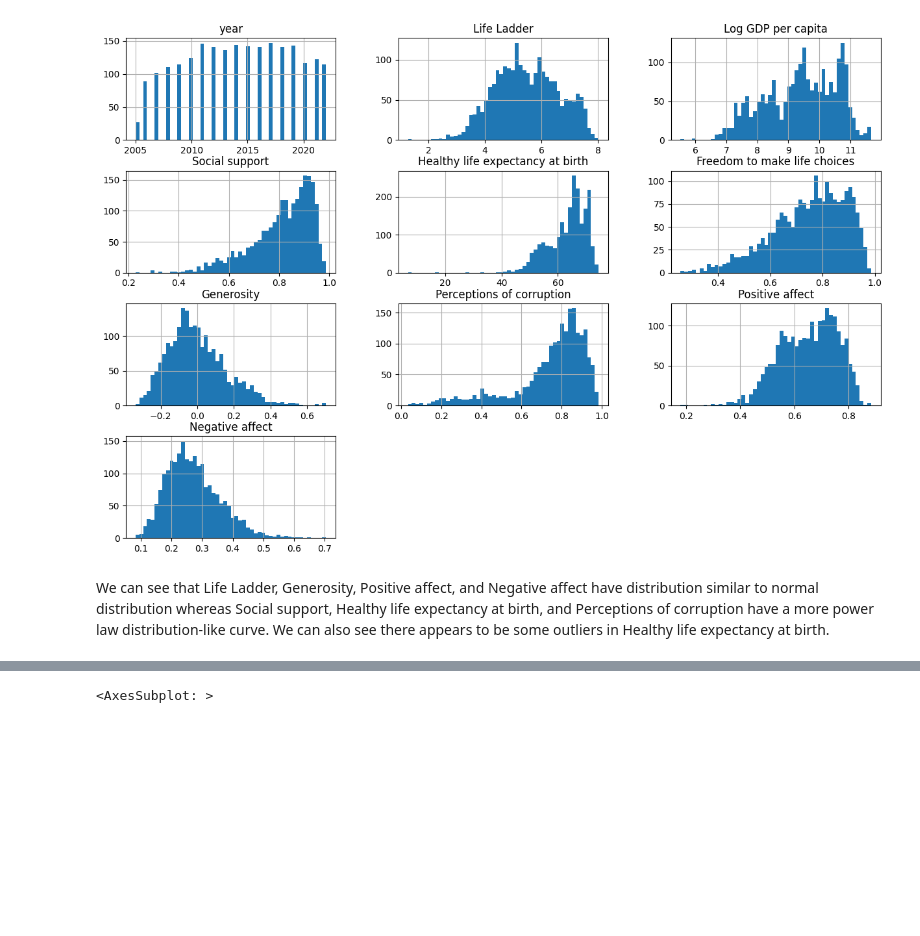
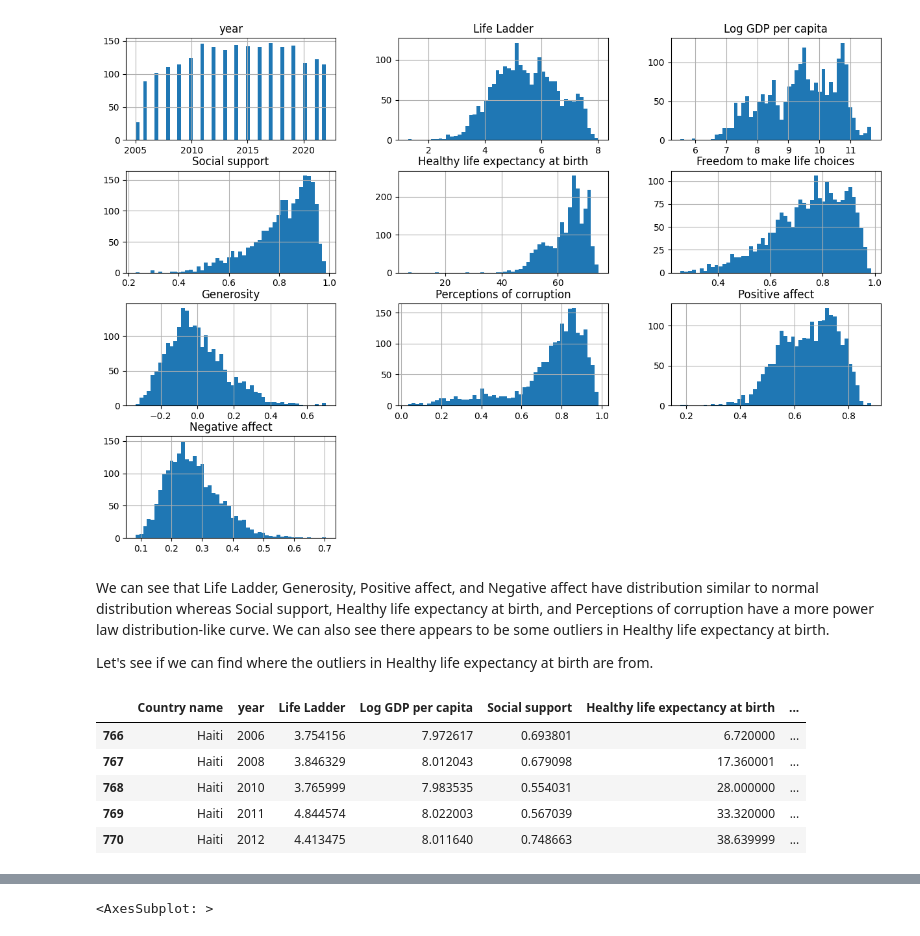
Before and after one commit to USFCA-CS663-Spring2024/happiness-lawrenceslng, a Jupyter notebook: Happiness - Assignment 1 - CS 663 (Machine Learning).ipynb, the cells around one changed output, grey strips where cells are left out. Saved outputs shown, nothing was run; the diff lists cells and outputs as text; code cells hidden in the pictures; blank space fills up the shorter version.

```diff
--- a/Happiness - Assignment 1 - CS 663 (Machine Learning).ipynb
+++ b/Happiness - Assignment 1 - CS 663 (Machine Learning).ipynb
@@ -162,3 +198,14 @@ plt.show()
 [figure]
 # %% [markdown]
 We can see that Life Ladder, Generosity, Positive affect, and Negative affect have distribution similar to normal distribution whereas Social support, Healthy life expectancy at birth, and Perceptions of corruption have a more power law distribution-like curve. We can also see there appears to be some outliers in Healthy life expectancy at birth.
+
+Let's see if we can find where the outliers in Healthy life expectancy at birth are from.
+# %%
+happiness_df[happiness_df['Healthy life expectancy at birth'] < 40]
+# %% [output]
+|  | Country name | year | Life Ladder | Log GDP per capita | Social support | Healthy life expectancy at birth | ... |
+| 766 | Haiti | 2006 | 3.754156 | 7.972617 | 0.693801 | 6.720000 | ... |
+| 767 | Haiti | 2008 | 3.846329 | 8.012043 | 0.679098 | 17.360001 | ... |
+| 768 | Haiti | 2010 | 3.765999 | 7.983535 | 0.554031 | 28.000000 | ... |
+| 769 | Haiti | 2011 | 4.844574 | 8.022003 | 0.567039 | 33.320000 | ... |
+| 770 | Haiti | 2012 | 4.413475 | 8.011640 | 0.748663 | 38.639999 | ... |
```
Also changed, not shown: parts of 33 cells of this notebook.
